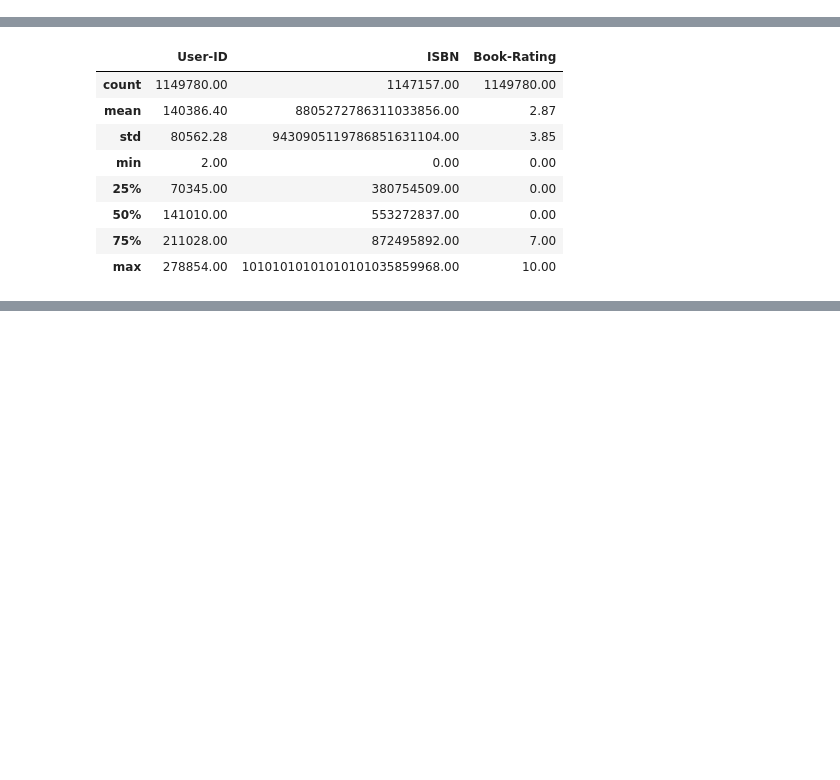
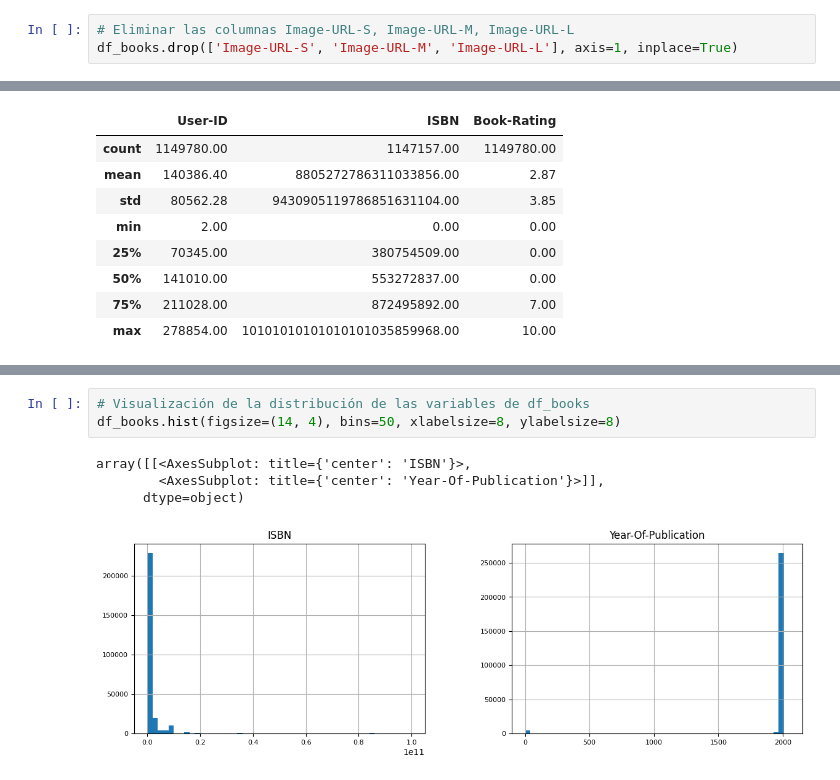
Before and after one commit to stefanoaragoni/lab6_deeplearning, a Jupyter notebook: eda.ipynb, the cells around one changed output, grey strips where cells are left out. Drawn from its saved outputs; the diff is of its cells as text; blank space fills up the shorter version.

```diff
--- a/eda.ipynb
+++ b/eda.ipynb
@@ -65,6 +67,9 @@ df_books.head()
 | 2 | 60973129.00 | Decision in Normandy | Carlo D'Este | 1991.00 | HarperPerennial | http://images.amazon.com/images/P... | http://images.amazon.com/images/P... | ... |
 | 3 | 374157065.00 | Flu: The Story of the Great Influ... | Gina Bari Kolata | 1999.00 | Farrar Straus Giroux | http://images.amazon.com/images/P... | http://images.amazon.com/images/P... | ... |
 | 4 | 393045218.00 | The Mummies of Urumchi | E. J. W. Barber | 1999.00 | W. W. Norton &amp; Company | http://images.amazon.com/images/P... | http://images.amazon.com/images/P... | ... |
+# %%
+# Eliminar las columnas Image-URL-S, Image-URL-M, Image-URL-L
+df_books.drop(['Image-URL-S', 'Image-URL-M', 'Image-URL-L'], axis=1, inplace=True)
 # %% [markdown]
 Posteriormente, se observó el dataframe de Users.csv. Este contiene 3 columnas; la primera es el identificador único de cada usuario, seguido de la ubicación y la edad.
 
@@ -162,0 +180,8 @@ df_ratings.describe()
+# %%
+# Visualización de la distribución de las variables de df_books
+df_books.hist(figsize=(14, 4), bins=50, xlabelsize=8, ylabelsize=8)
+# %% [output]
+array([[<AxesSubplot: title={'center': 'ISBN'}>,
+        <AxesSubplot: title={'center': 'Year-Of-Publication'}>]],
+      dtype=object)
+[figure, added]
```
Also changed, not shown: parts of 13 cells of this notebook.
